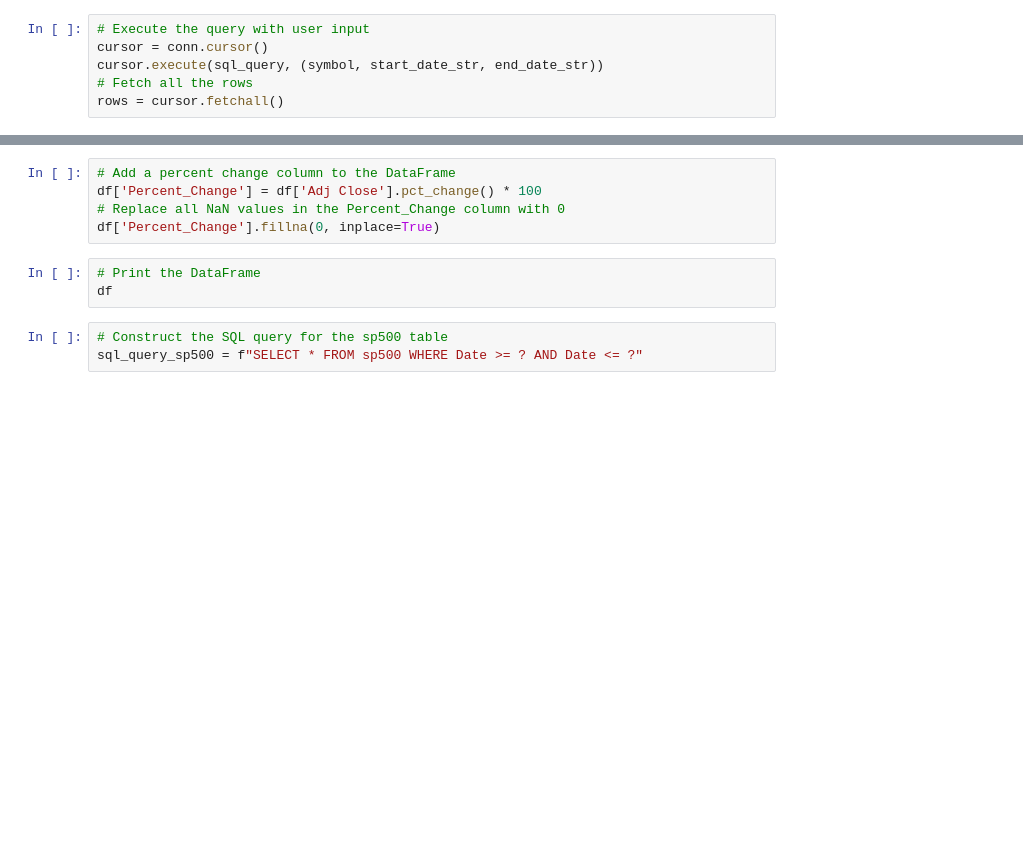
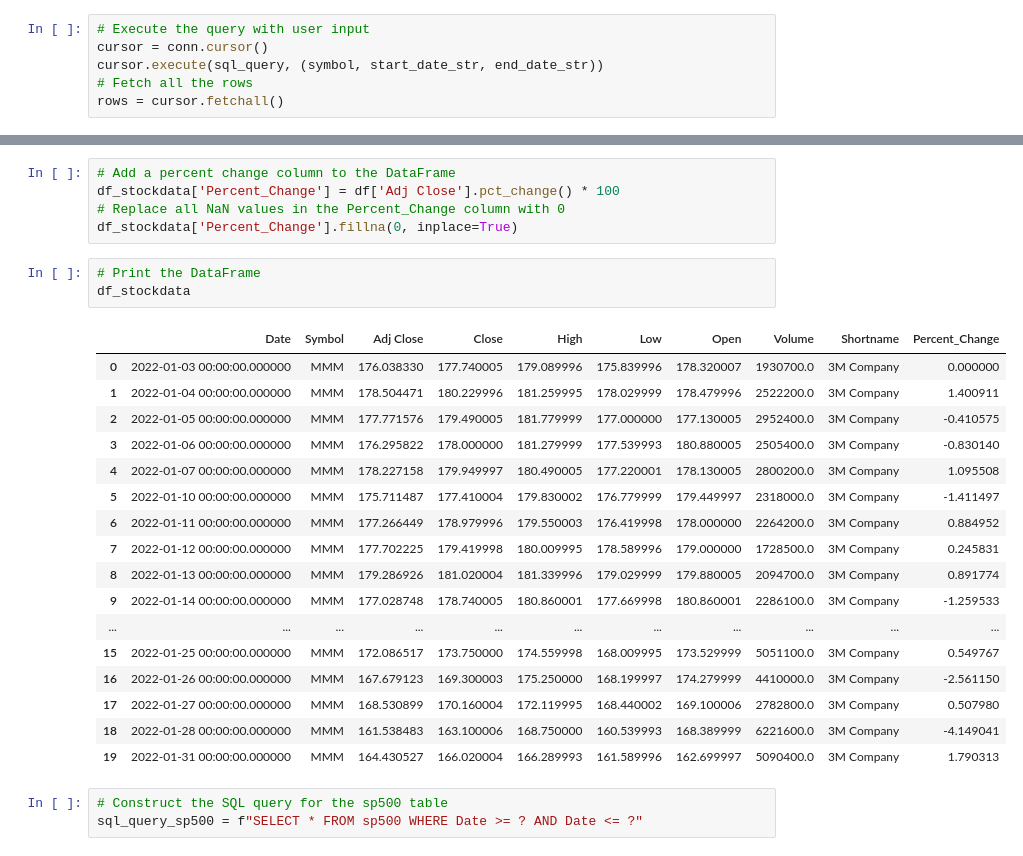
Before and after one commit to pku118/Project-3, a Jupyter notebook: Project_3.ipynb, the cells around one changed output, grey strips where cells are left out. Drawn from its saved outputs; the diff is of its cells as text; blank space fills up the shorter version.

```diff
--- a/Project_3.ipynb
+++ b/Project_3.ipynb
@@ -51,12 +56,30 @@ df
 | 19 | 2022-01-31 00:00:00.000000 | MMM | 164.430527 | 166.020004 | 166.289993 | 161.589996 | 162.699997 | 5090400.0 | 3M Company |
 # %%
 # Add a percent change column to the DataFrame
-df['Percent_Change'] = df['Adj Close'].pct_change() * 100
+df_stockdata['Percent_Change'] = df['Adj Close'].pct_change() * 100
 # Replace all NaN values in the Percent_Change column with 0
-df['Percent_Change'].fillna(0, inplace=True)
+df_stockdata['Percent_Change'].fillna(0, inplace=True)
 # %%
 # Print the DataFrame
-df
+df_stockdata
+# %% [output]
+|  | Date | Symbol | Adj Close | Close | High | Low | Open | Volume | Shortname | Percent_Change |
+| 0 | 2022-01-03 00:00:00.000000 | MMM | 176.038330 | 177.740005 | 179.089996 | 175.839996 | 178.320007 | 1930700.0 | 3M Company | 0.000000 |
+| 1 | 2022-01-04 00:00:00.000000 | MMM | 178.504471 | 180.229996 | 181.259995 | 178.029999 | 178.479996 | 2522200.0 | 3M Company | 1.400911 |
+| 2 | 2022-01-05 00:00:00.000000 | MMM | 177.771576 | 179.490005 | 181.779999 | 177.000000 | 177.130005 | 2952400.0 | 3M Company | -0.410575 |
+| 3 | 2022-01-06 00:00:00.000000 | MMM | 176.295822 | 178.000000 | 181.279999 | 177.539993 | 180.880005 | 2505400.0 | 3M Company | -0.830140 |
+| 4 | 2022-01-07 00:00:00.000000 | MMM | 178.227158 | 179.949997 | 180.490005 | 177.220001 | 178.130005 | 2800200.0 | 3M Company | 1.095508 |
+| 5 | 2022-01-10 00:00:00.000000 | MMM | 175.711487 | 177.410004 | 179.830002 | 176.779999 | 179.449997 | 2318000.0 | 3M Company | -1.411497 |
+| 6 | 2022-01-11 00:00:00.000000 | MMM | 177.266449 | 178.979996 | 179.550003 | 176.419998 | 178.000000 | 2264200.0 | 3M Company | 0.884952 |
+| 7 | 2022-01-12 00:00:00.000000 | MMM | 177.702225 | 179.419998 | 180.009995 | 178.589996 | 179.000000 | 1728500.0 | 3M Company | 0.245831 |
+| 8 | 2022-01-13 00:00:00.000000 | MMM | 179.286926 | 181.020004 | 181.339996 | 179.029999 | 179.880005 | 2094700.0 | 3M Company | 0.891774 |
+| 9 | 2022-01-14 00:00:00.000000 | MMM | 177.028748 | 178.740005 | 180.860001 | 177.669998 | 180.860001 | 2286100.0 | 3M Company | -1.259533 |
+| ... | ... | ... | ... | ... | ... | ... | ... | ... | ... | ... |
+| 15 | 2022-01-25 00:00:00.000000 | MMM | 172.086517 | 173.750000 | 174.559998 | 168.009995 | 173.529999 | 5051100.0 | 3M Company | 0.549767 |
+| 16 | 2022-01-26 00:00:00.000000 | MMM | 167.679123 | 169.300003 | 175.250000 | 168.199997 | 174.279999 | 4410000.0 | 3M Company | -2.561150 |
+| 17 | 2022-01-27 00:00:00.000000 | MMM | 168.530899 | 170.160004 | 172.119995 | 168.440002 | 169.100006 | 2782800.0 | 3M Company | 0.507980 |
+| 18 | 2022-01-28 00:00:00.000000 | MMM | 161.538483 | 163.100006 | 168.750000 | 160.539993 | 168.389999 | 6221600.0 | 3M Company | -4.149041 |
+| 19 | 2022-01-31 00:00:00.000000 | MMM | 164.430527 | 166.020004 | 166.289993 | 161.589996 | 162.699997 | 5090400.0 | 3M Company | 1.790313 |
 # %%
 # Construct the SQL query for the sp500 table
 sql_query_sp500 = f"SELECT * FROM sp500 WHERE Date >= ? AND Date <= ?"
```
Also changed, not shown: parts of 13 cells of this notebook.
